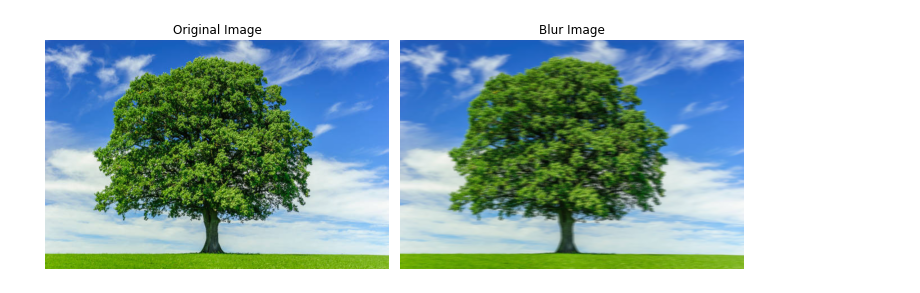
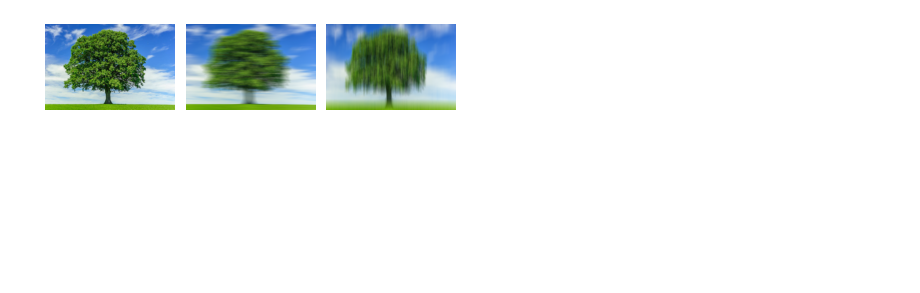
Before and after one commit to dhaval-sojitra/Machine-Learning, a Jupyter notebook: Motionblur.py.ipynb, the cells around one changed output. Saved outputs shown, nothing was run; the diff lists cells and outputs as text; code cells hidden in the pictures; blank space fills up the shorter version.

```diff
--- a/Motionblur.py.ipynb
+++ b/Motionblur.py.ipynb
@@ -1,39 +1,40 @@
 # %%
 #motion blur
 
 import cv2
 import matplotlib.pyplot as plt
 import numpy as np
-k1 = np.array([[0,0,0,0,0,0,0],
-               [0,0,0,0,0,0,0],
-               [0,0,0,0,0,0,0],
-               [1,1,1,1,1,1,1],
-               [0,0,0,0,0,0,0],
-               [0,0,0,0,0,0,0],
-               [0,0,0,0,0,0,0]])/7
+# k1 = np.array([[0,0,0,0,0,0,0],
+#                [0,0,0,0,0,0,0],
+#                [0,0,0,0,0,0,0],
+#                [1,1,1,1,1,1,1],
+#                [0,0,0,0,0,0,0],
+#                [0,0,0,0,0,0,0],
+#                [0,0,0,0,0,0,0]])/7
+k1 = np.zeros((50,50))
+k1[int(50/2),:] = np.ones(50)
+k1 = k1/50
+filtered_img = cv2.filter2D(img,-1,k1)
+#vertically blur
+k2 = np.zeros((50,50))
+k2[:,int(50/2)] = np.ones(50)
+k2 = k2/50
+filtered_img2 = cv2.filter2D(img,-1,k2)
+
 # print(k1)
 # np.ones(3)
 # print(k1[0])
 # print(k1[1,:])
 img = cv2.imread("tree.jpg")
 img = cv2.cvtColor(img,cv2.COLOR_BGR2RGB)
 # plt.imshow(img)
-filtered_img = cv2.filter2D(img,-1,k1)
 
-
-image1_np = np.array(img)
-image2_np = np.array(filtered_img)
-fig, axs = plt.subplots(1, 2, figsize=(10, 5))
-
-axs[0].imshow(image1_np)
-axs[0].set_title('Original Image')
-axs[0].axis('off')
-
-axs[1].imshow(image2_np)
-axs[1].set_title('Blur Image')
-axs[1].axis('off')
-
+plt.subplot(1,3,1),plt.imshow(img)
+plt.axis('off')
+plt.subplot(1,3,2),plt.imshow(filtered_img)
+plt.axis('off')
+plt.subplot(1,3,3),plt.imshow(filtered_img2)
+plt.axis('off')
 plt.tight_layout()
-plt.show()
 # %% [output]
-[figure, old version]
+[figure, new version]
```
